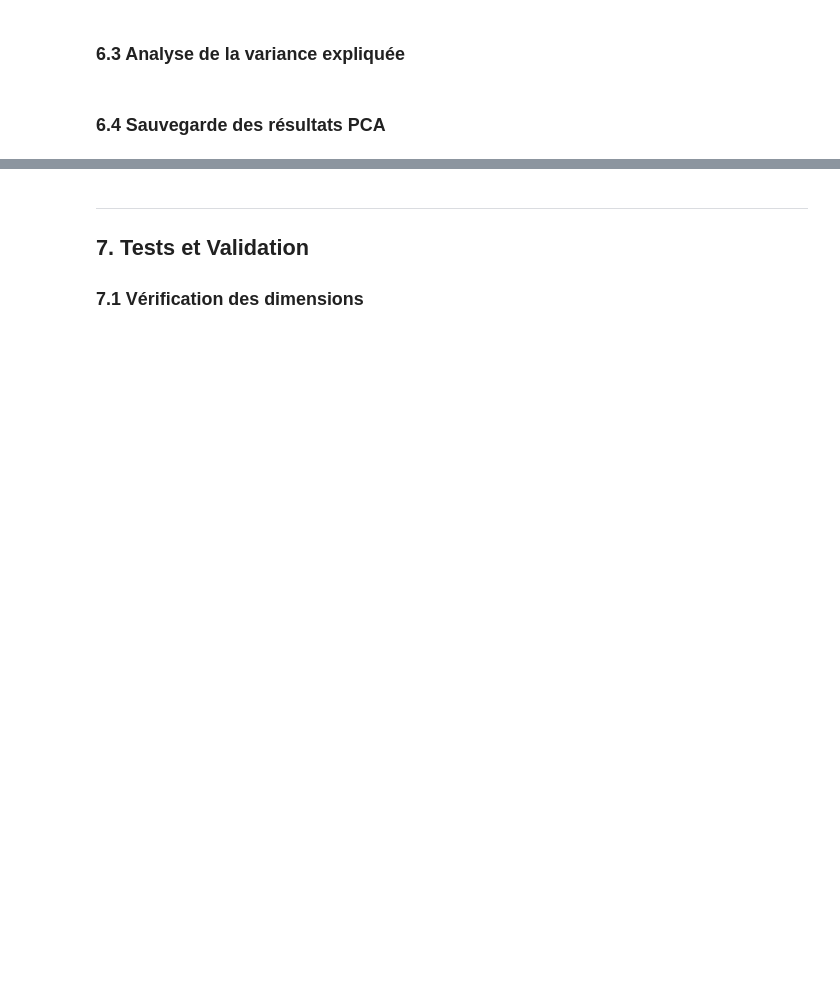
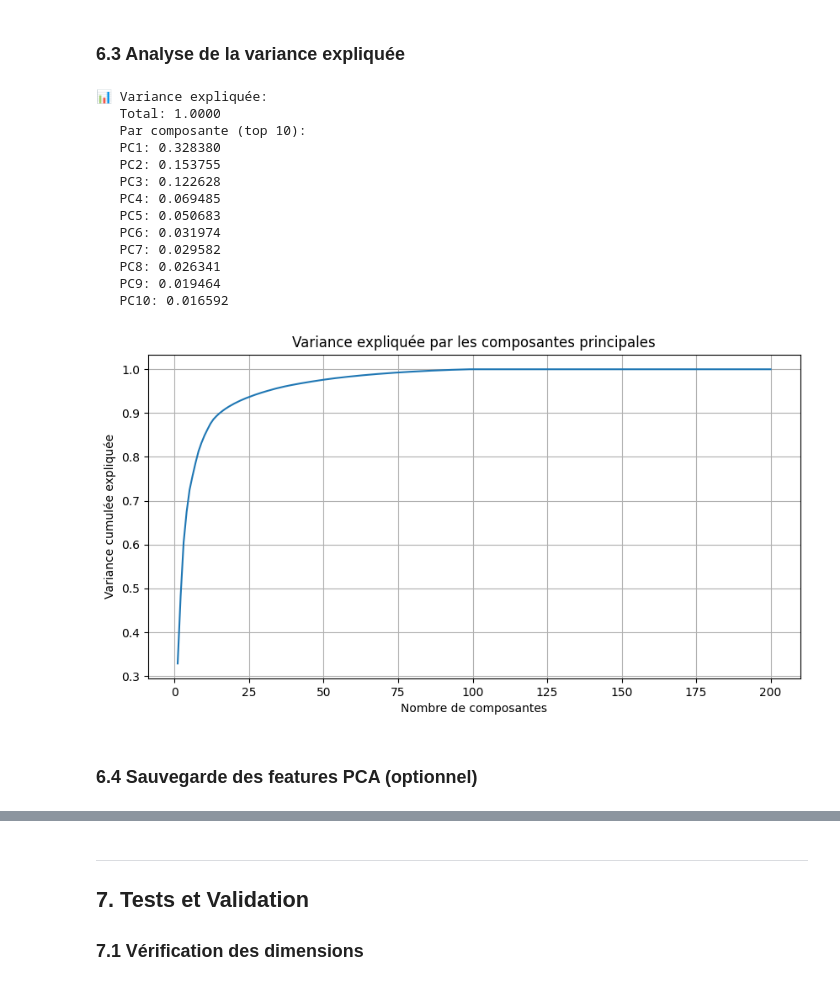
Before and after one commit to DavidScanu/oc-ai-engineer-p11-realisez-traitement-environnement-big-data-cloud, a Jupyter notebook: notebooks/p11-david-scanu-local-development.ipynb, the cells around one changed output, grey strips where cells are left out. Cells and saved outputs as stored; diff of their text form; code cells hidden in the pictures; blank space fills up the shorter version.

Commit message:
feat: Notebook local fonctionnel

```diff
--- a/notebooks/p11-david-scanu-local-development.ipynb
+++ b/notebooks/p11-david-scanu-local-development.ipynb
@@ -418,3 +745,17 @@ print("⚠️ À exécuter une fois les features extraites")
 ### 6.1 Préparation des données pour PCA
 
 PySpark PCA attend un vecteur dense en entrée. Il faut donc transformer notre array de features.
+# %%
+# ============================================================
+# OPTION 1: Utiliser df_features déjà en mémoire (RECOMMANDÉ pour <1000 images)
+# ============================================================
+# Pas besoin de sauvegarder/recharger pour un petit dataset
+# df_features est déjà disponible de la cellule précédente
+
+# ============================================================
+# OPTION 2: Recharger depuis Parquet (si vous avez fermé le notebook)
+# ============================================================
+# Décommenter seulement si vous avez besoin de recharger :
+df_features = spark.read.parquet(str(FEATURES_DIR / "mobilenetv2_features"))
+
+print("✅ Utilisation de df_features depuis la mémoire (plus rapide)")
@@ -476,26 +875,39 @@ print("⚠️ À exécuter une fois les vecteurs de features préparés")
 ### 6.3 Analyse de la variance expliquée
 # %%
 # Variance expliquée par chaque composante
-# explained_variance = pca_model.explainedVariance
+explained_variance = pca_model.explainedVariance
 
-# print(f"📊 Variance expliquée:")
-# print(f"   Total: {sum(explained_variance):.4f}")
-# print(f"   Par composante (top 10):")
-# for i, var in enumerate(explained_variance[:10]):
-#     print(f"   PC{i+1}: {var:.6f}")
+print(f"📊 Variance expliquée:")
+print(f"   Total: {sum(explained_variance):.4f}")
+print(f"   Par composante (top 10):")
+for i, var in enumerate(explained_variance[:10]):
+    print(f"   PC{i+1}: {var:.6f}")
 
-# # Variance cumulée
-# import matplotlib.pyplot as plt
-# cumsum_variance = np.cumsum(explained_variance)
+# Variance cumulée
+import matplotlib.pyplot as plt
+cumsum_variance = np.cumsum(explained_variance)
 
-# plt.figure(figsize=(10, 5))
-# plt.plot(range(1, len(cumsum_variance) + 1), cumsum_variance)
-# plt.xlabel('Nombre de composantes')
-# plt.ylabel('Variance cumulée expliquée')
-# plt.title('Variance expliquée par les composantes principales')
-# plt.grid(True)
-# plt.show()
-
-print("⚠️ À exécuter une fois la PCA appliquée")
+plt.figure(figsize=(10, 5))
+plt.plot(range(1, len(cumsum_variance) + 1), cumsum_variance)
+plt.xlabel('Nombre de composantes')
+plt.ylabel('Variance cumulée expliquée')
+plt.title('Variance expliquée par les composantes principales')
+plt.grid(True)
+plt.show()
+# %% [output]
+📊 Variance expliquée:
+   Total: 1.0000
+   Par composante (top 10):
+   PC1: 0.328380
+   PC2: 0.153755
+   PC3: 0.122628
+   PC4: 0.069485
+   PC5: 0.050683
+   PC6: 0.031974
+   PC7: 0.029582
+   PC8: 0.026341
+   PC9: 0.019464
+   PC10: 0.016592
+[figure, added]
 # %% [markdown]
-### 6.4 Sauvegarde des résultats PCA
+### 6.4 Sauvegarde des features PCA (optionnel)
```
Also changed, not shown: parts of 28 cells of this notebook, 2 other files.
